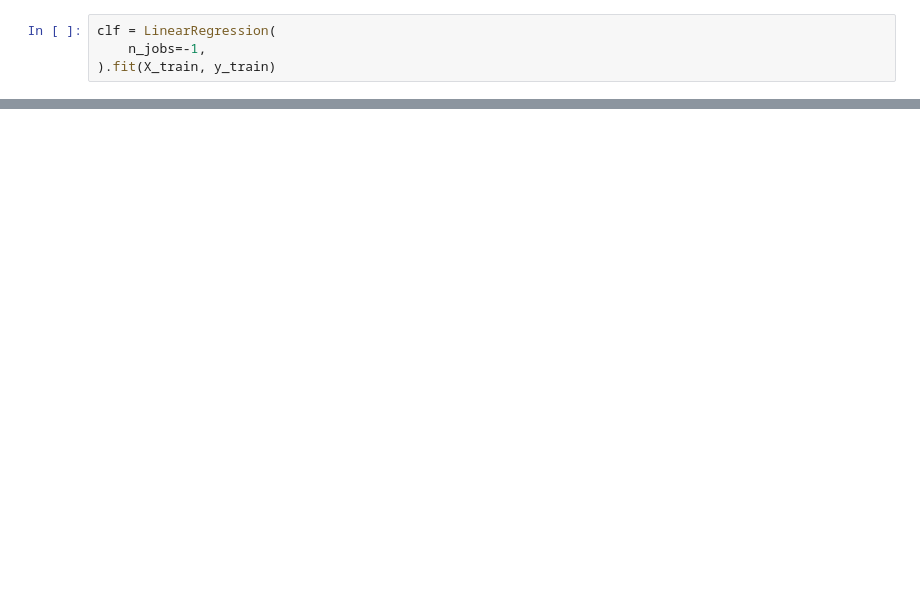
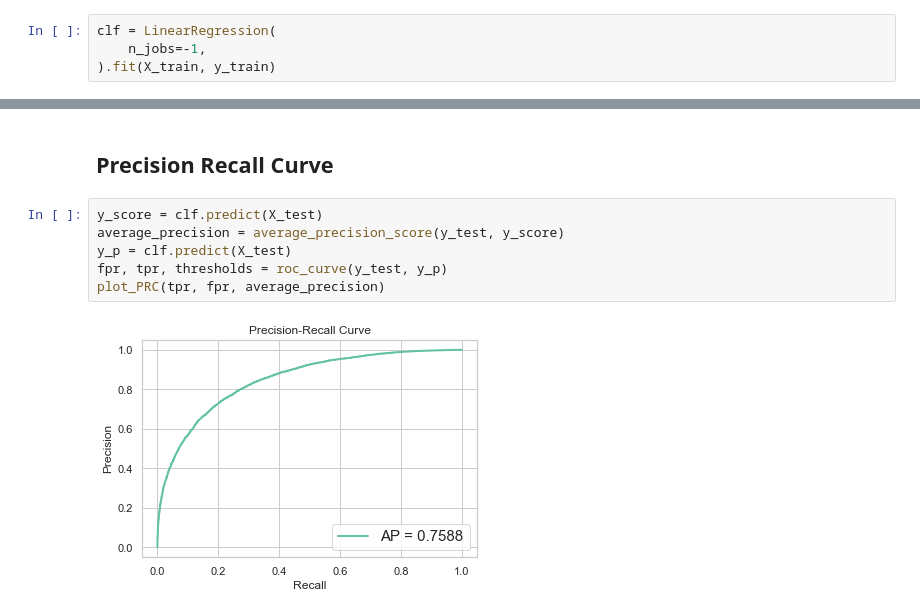
Before and after one commit to NicolasHu11/Short-Long-Term-Mortality-Prediction, a Jupyter notebook: Process Books/Linear Regression 1 Year Mortality.ipynb, the cells around one changed output, grey strips where cells are left out. Drawn from its saved outputs; the diff is of its cells as text; blank space fills up the shorter version.

```diff
--- a/Process Books/Linear Regression 1 Year Mortality.ipynb
+++ b/Process Books/Linear Regression 1 Year Mortality.ipynb
@@ -57,0 +48,10 @@ plt.plot(fpr,tpr)
+# %% [markdown]
+## Precision Recall Curve
+# %%
+y_score = clf.predict(X_test)
+average_precision = average_precision_score(y_test, y_score)
+y_p = clf.predict(X_test)
+fpr, tpr, thresholds = roc_curve(y_test, y_p)
+plot_PRC(tpr, fpr, average_precision)
+# %% [output]
+[figure, added]
```
Also changed, not shown: parts of 18 cells of this notebook, 3 other files.
